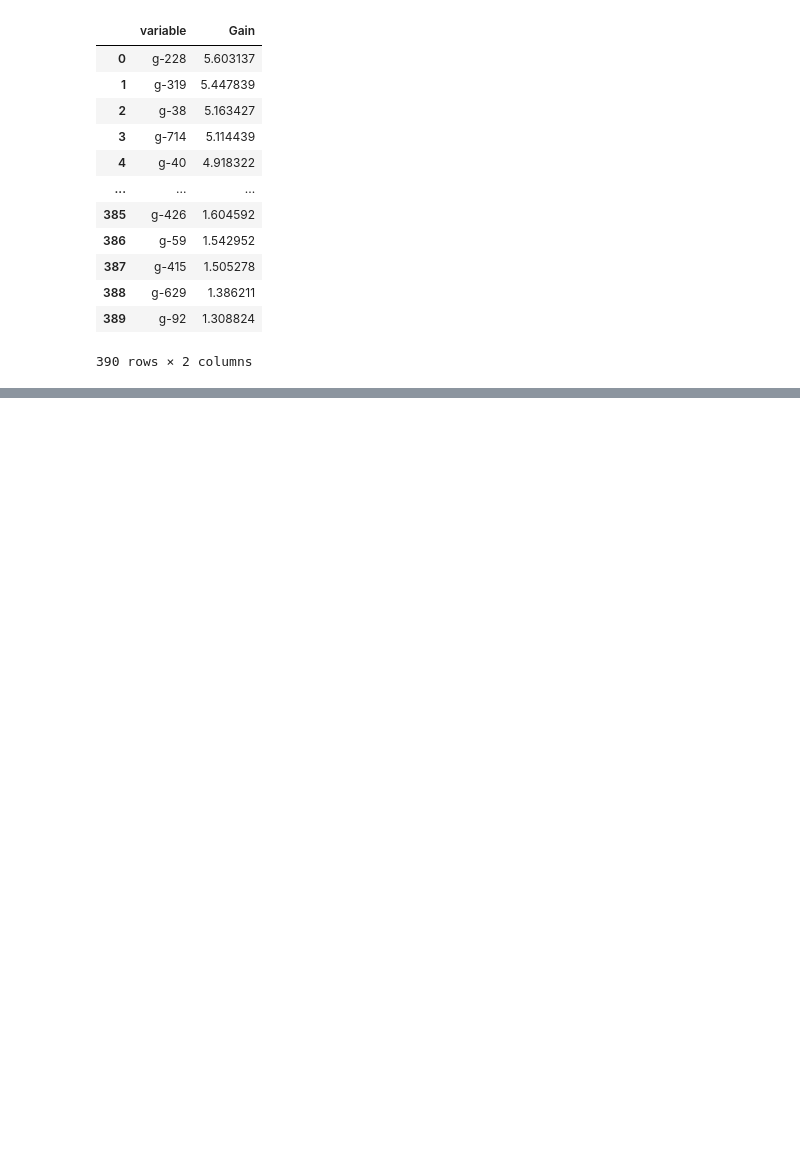
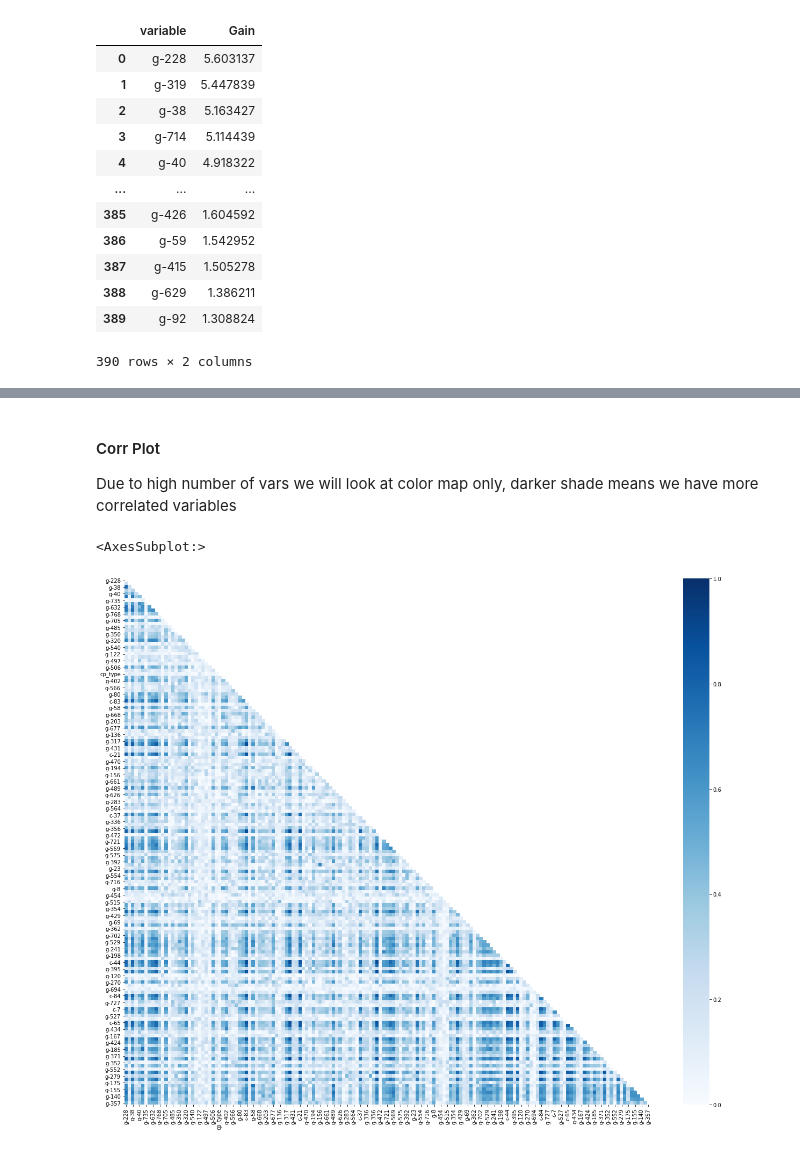
Before and after one commit to Seeker875/MoADrugDiscovery, a Jupyter notebook: dev/xgBoostParamTune.ipynb, the cells around one changed output, grey strips where cells are left out. Drawn from its saved outputs; the diff is of its cells as text; code cells hidden in the pictures; blank space fills up the shorter version.

```diff
--- a/dev/xgBoostParamTune.ipynb
+++ b/dev/xgBoostParamTune.ipynb
@@ -668,0 +784,3 @@ dropVarList
+# %%
+cVars = sVars[232:][::-1]  ### we need to reverse the order
+cVars.shape
@@ -668,0 +791,3 @@ dropVarList
+# %%
+corrM = np.abs(xTrain[cVars].corr())### working with absolute correlations
+corrM
@@ -668,0 +808,4 @@ dropVarList
+# %% [markdown]
+#### Corr Plot
+
+Due to high number of vars we will look at color map only, darker shade means we have more correlated variables
@@ -668,0 +815,15 @@ dropVarList
+# %%
+plt.close("all")
+
+mask = np.triu(np.ones_like(corrM, dtype=bool))
+
+# Set up the matplotlib figure
+f, ax = plt.subplots(figsize=(22, 18))
+
+# Draw the heatmap with the mask and correct aspect ratio
+sns.heatmap(corrM, mask=mask,cbar=True, vmin=0, vmax=1,
+                 square=True, cmap=plt.cm.Blues)
+            #,square=True)
+# %% [output]
+<AxesSubplot:>
+[figure, added]
```
Also changed, not shown: parts of 26 cells of this notebook, 1 other file.
